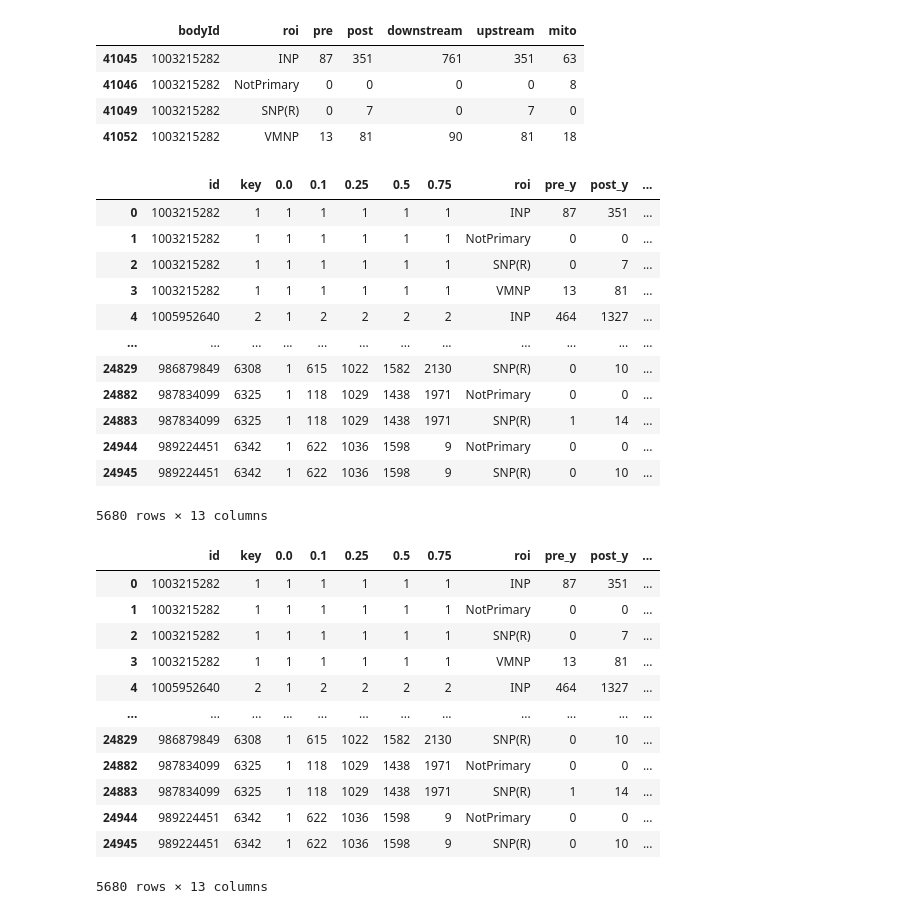
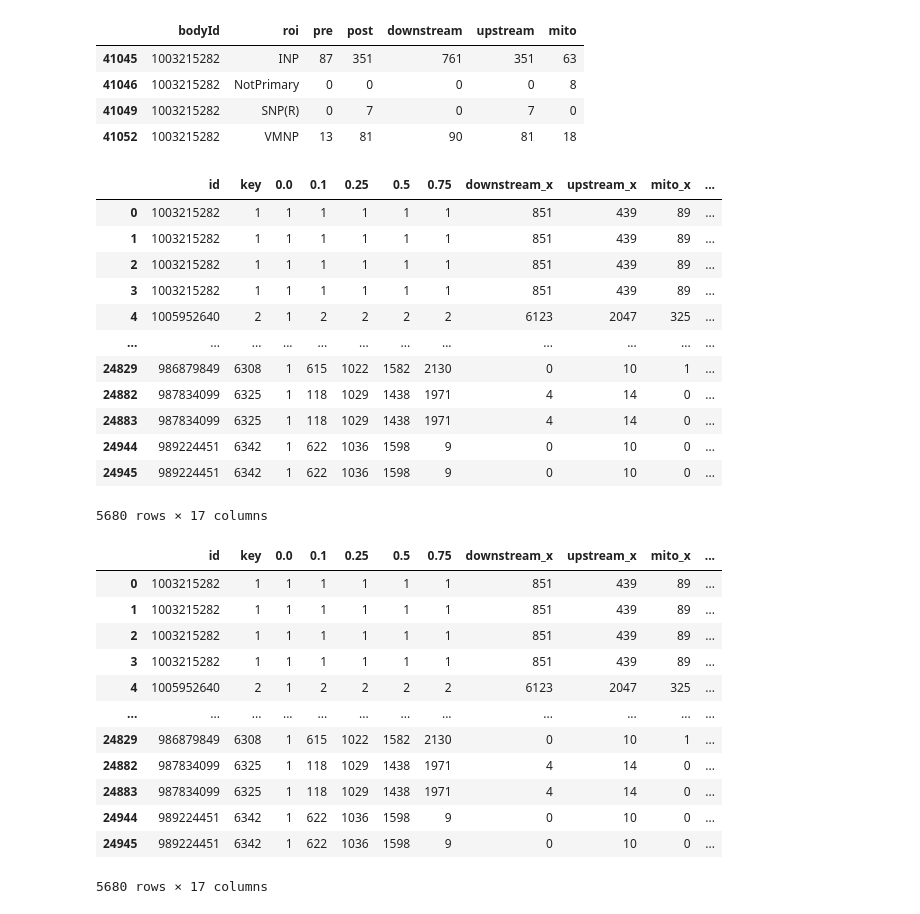
Before and after one commit to RhessaWL/flybrain-clustering, a Jupyter notebook: get_piechart.ipynb, the cells around one changed output. Saved outputs shown, nothing was run; the diff lists cells and outputs as text; code cells hidden in the pictures.

```diff
--- a/get_piechart.ipynb
+++ b/get_piechart.ipynb
@@ -125,14 +107,16 @@ roi_l4
 Name: L4, dtype: object
 # %%
 # Testing on how neuprint stores roi data in fetch neurons
-direct = "oviIN_combined/preprocessed-" + hemibrain_version
+direct = "oviIN_combined/preprocessed-v1.2.1"
 filename = "preprocessed_nodes.csv"
 
+# fetches partition data
 log_msg("Loading node dataframe")
 full = pd.read_csv(os.path.join(direct, filename))
 log_msg("Done!")
 full.head()
 
+# reads all bodyIds in connectome
 ids = full["id"]
 _, roi_info = fetch_neurons(NC(bodyId=ids))
 roi_info
@@ -395,27 +385,27 @@ roi_edited[roi_edited['bodyId']==1003215282]
 # %%
 # Great, that confirms the merge worked as intended
 # Now i want to work with cluster 1
 cluster1 = full_roi[full_roi['0.0']==1]
 # I want to see any changes i make to cluster1 so i will drop unnecessary columns
 cluster1 = cluster1.drop(columns=['bodyId', 'celltype', 'instance', 'pre_x', 'post_x',
-                                  'inputRois','outputRois', 'downstream_x','upstream_x','mito_x',
+                                  'inputRois','outputRois',
                                   'size', 'status', 'cropped', 'somaRadius', 'somaLocation',
-                                  'statusLabel', 'cellBodyFiber','roiInfo', 'notes'])
+                                  'statusLabel', 'cellBodyFiber','roiInfo'])
 cluster1
 # %% [output]
-|  | id | key | 0.0 | 0.1 | 0.25 | 0.5 | 0.75 | roi | pre_y | post_y | ... |
-| 0 | 1003215282 | 1 | 1 | 1 | 1 | 1 | 1 | INP | 87 | 351 | ... |
-| 1 | 1003215282 | 1 | 1 | 1 | 1 | 1 | 1 | NotPrimary | 0 | 0 | ... |
-| 2 | 1003215282 | 1 | 1 | 1 | 1 | 1 | 1 | SNP(R) | 0 | 7 | ... |
-| 3 | 1003215282 | 1 | 1 | 1 | 1 | 1 | 1 | VMNP | 13 | 81 | ... |
-| 4 | 1005952640 | 2 | 1 | 2 | 2 | 2 | 2 | INP | 464 | 1327 | ... |
+|  | id | key | 0.0 | 0.1 | 0.25 | 0.5 | 0.75 | downstream_x | upstream_x | mito_x | ... |
+| 0 | 1003215282 | 1 | 1 | 1 | 1 | 1 | 1 | 851 | 439 | 89 | ... |
+| 1 | 1003215282 | 1 | 1 | 1 | 1 | 1 | 1 | 851 | 439 | 89 | ... |
+| 2 | 1003215282 | 1 | 1 | 1 | 1 | 1 | 1 | 851 | 439 | 89 | ... |
+| 3 | 1003215282 | 1 | 1 | 1 | 1 | 1 | 1 | 851 | 439 | 89 | ... |
+| 4 | 1005952640 | 2 | 1 | 2 | 2 | 2 | 2 | 6123 | 2047 | 325 | ... |
 | ... | ... | ... | ... | ... | ... | ... | ... | ... | ... | ... | ... |
-| 24829 | 986879849 | 6308 | 1 | 615 | 1022 | 1582 | 2130 | SNP(R) | 0 | 10 | ... |
-| 24882 | 987834099 | 6325 | 1 | 118 | 1029 | 1438 | 1971 | NotPrimary | 0 | 0 | ... |
-| 24883 | 987834099 | 6325 | 1 | 118 | 1029 | 1438 | 1971 | SNP(R) | 1 | 14 | ... |
-| 24944 | 989224451 | 6342 | 1 | 622 | 1036 | 1598 | 9 | NotPrimary | 0 | 0 | ... |
-| 24945 | 989224451 | 6342 | 1 | 622 | 1036 | 1598 | 9 | SNP(R) | 0 | 10 | ... |
+| 24829 | 986879849 | 6308 | 1 | 615 | 1022 | 1582 | 2130 | 0 | 10 | 1 | ... |
+| 24882 | 987834099 | 6325 | 1 | 118 | 1029 | 1438 | 1971 | 4 | 14 | 0 | ... |
+| 24883 | 987834099 | 6325 | 1 | 118 | 1029 | 1438 | 1971 | 4 | 14 | 0 | ... |
+| 24944 | 989224451 | 6342 | 1 | 622 | 1036 | 1598 | 9 | 0 | 10 | 0 | ... |
+| 24945 | 989224451 | 6342 | 1 | 622 | 1036 | 1598 | 9 | 0 | 10 | 0 | ... |
-5680 rows × 13 columns
+5680 rows × 17 columns
 # %%
 # I will now work on collapsing the right and left seperation of the dataframe
 # This code only searches for the '(R)' string chunk, the '(L)' string chunk
@@ -426,16 +416,16 @@ cluster1
 
 cluster1
 # %% [output]
-|  | id | key | 0.0 | 0.1 | 0.25 | 0.5 | 0.75 | roi | pre_y | post_y | ... |
-| 0 | 1003215282 | 1 | 1 | 1 | 1 | 1 | 1 | INP | 87 | 351 | ... |
-| 1 | 1003215282 | 1 | 1 | 1 | 1 | 1 | 1 | NotPrimary | 0 | 0 | ... |
-| 2 | 1003215282 | 1 | 1 | 1 | 1 | 1 | 1 | SNP(R) | 0 | 7 | ... |
-| 3 | 1003215282 | 1 | 1 | 1 | 1 | 1 | 1 | VMNP | 13 | 81 | ... |
-| 4 | 1005952640 | 2 | 1 | 2 | 2 | 2 | 2 | INP | 464 | 1327 | ... |
+|  | id | key | 0.0 | 0.1 | 0.25 | 0.5 | 0.75 | downstream_x | upstream_x | mito_x | ... |
+| 0 | 1003215282 | 1 | 1 | 1 | 1 | 1 | 1 | 851 | 439 | 89 | ... |
+| 1 | 1003215282 | 1 | 1 | 1 | 1 | 1 | 1 | 851 | 439 | 89 | ... |
+| 2 | 1003215282 | 1 | 1 | 1 | 1 | 1 | 1 | 851 | 439 | 89 | ... |
+| 3 | 1003215282 | 1 | 1 | 1 | 1 | 1 | 1 | 851 | 439 | 89 | ... |
+| 4 | 1005952640 | 2 | 1 | 2 | 2 | 2 | 2 | 6123 | 2047 | 325 | ... |
 | ... | ... | ... | ... | ... | ... | ... | ... | ... | ... | ... | ... |
-| 24829 | 986879849 | 6308 | 1 | 615 | 1022 | 1582 | 2130 | SNP(R) | 0 | 10 | ... |
-| 24882 | 987834099 | 6325 | 1 | 118 | 1029 | 1438 | 1971 | NotPrimary | 0 | 0 | ... |
-| 24883 | 987834099 | 6325 | 1 | 118 | 1029 | 1438 | 1971 | SNP(R) | 1 | 14 | ... |
-| 24944 | 989224451 | 6342 | 1 | 622 | 1036 | 1598 | 9 | NotPrimary | 0 | 0 | ... |
-| 24945 | 989224451 | 6342 | 1 | 622 | 1036 | 1598 | 9 | SNP(R) | 0 | 10 | ... |
+| 24829 | 986879849 | 6308 | 1 | 615 | 1022 | 1582 | 2130 | 0 | 10 | 1 | ... |
+| 24882 | 987834099 | 6325 | 1 | 118 | 1029 | 1438 | 1971 | 4 | 14 | 0 | ... |
+| 24883 | 987834099 | 6325 | 1 | 118 | 1029 | 1438 | 1971 | 4 | 14 | 0 | ... |
+| 24944 | 989224451 | 6342 | 1 | 622 | 1036 | 1598 | 9 | 0 | 10 | 0 | ... |
+| 24945 | 989224451 | 6342 | 1 | 622 | 1036 | 1598 | 9 | 0 | 10 | 0 | ... |
-5680 rows × 13 columns
+5680 rows × 17 columns
```
Also changed, not shown: parts of 33 cells of this notebook, 9 other files.
